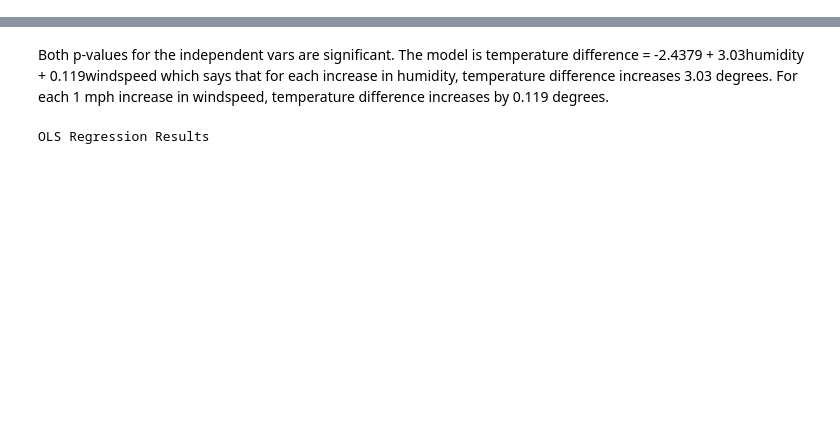
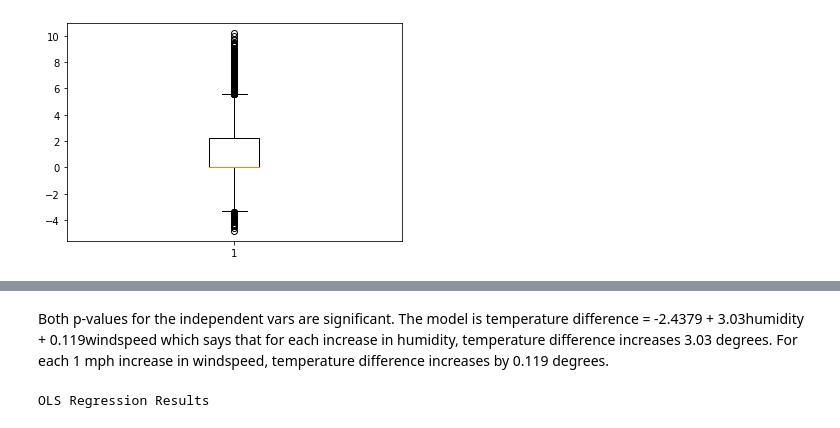
Before and after one commit to mgalaviz1/my_work, a Jupyter notebook: week6_linear_regression/interpreting_coeffs.ipynb, the cells around one changed output, grey strips where cells are left out. Drawn from its saved outputs; the diff is of its cells as text; code cells hidden in the pictures; blank space fills up the shorter version.

```diff
--- a/week6_linear_regression/interpreting_coeffs.ipynb
+++ b/week6_linear_regression/interpreting_coeffs.ipynb
@@ -50,3 +50,8 @@ df['temp_diff'] = df['temperature'] - df['apparenttemperature']
 # %%
 X = df[['humidity', 'windspeed']]
 y = df['temp_diff']
+# %%
+plt.boxplot(df['temp_diff'])
+plt.show()
+# %% [output]
+[figure, added]
```
Also changed, not shown: parts of 9 cells of this notebook, 1 other file.
